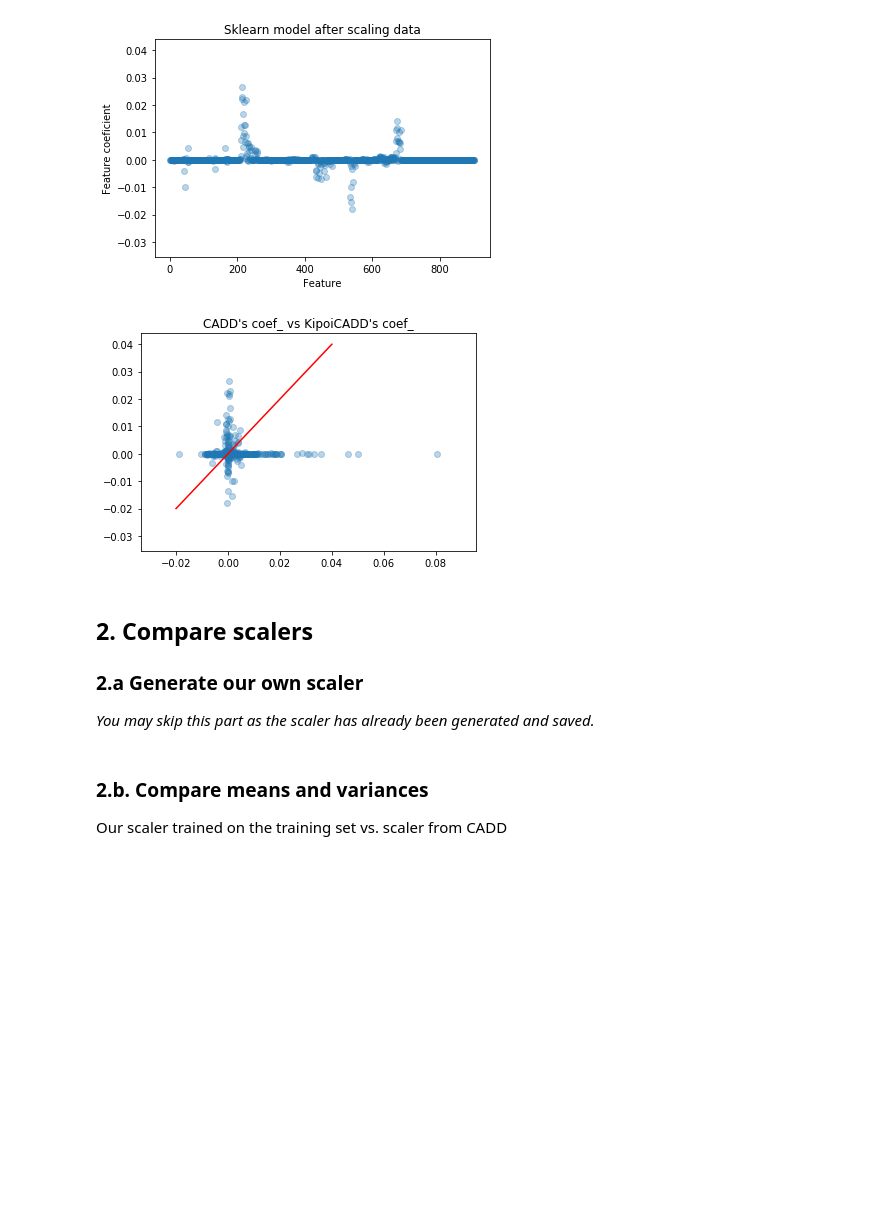
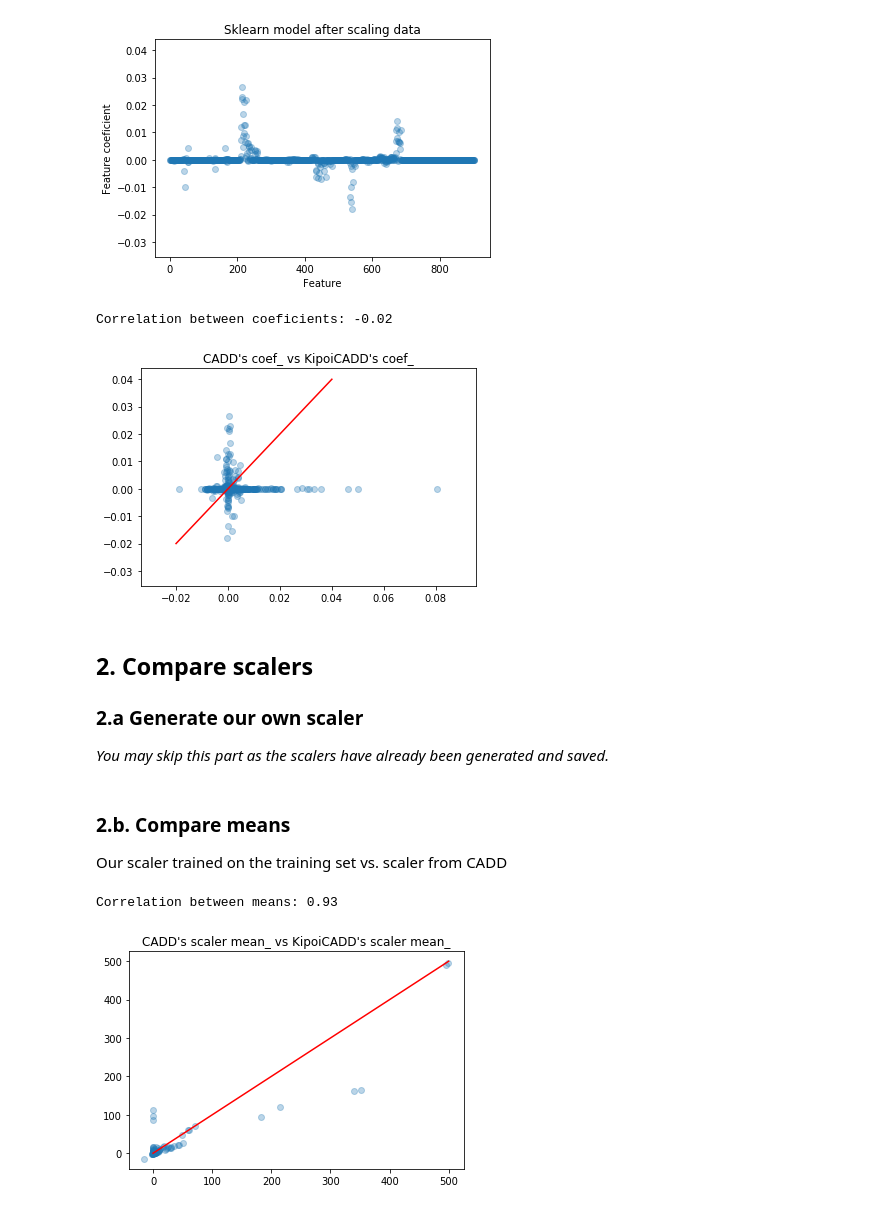
Before and after one commit to dansimancas/kipoi-cadd, a Jupyter notebook: src/02_retrain_cadd_v1.4/04_Compare_models_and_scalers.ipynb, the cells around one changed output. Saved outputs shown, nothing was run; the diff lists cells and outputs as text; code cells hidden in the pictures; blank space fills up the shorter version.

Commit message:
Added more scalers to notebook

```diff
--- a/src/02_retrain_cadd_v1.4/04_Compare_models_and_scalers.ipynb
+++ b/src/02_retrain_cadd_v1.4/04_Compare_models_and_scalers.ipynb
@@ -76,18 +77,22 @@ plt.title("Sklearn model after scaling data");
 # %% [output]
 [figure]
 # %%
-# Plot coeficients
+# Plot coefficients
 model_cadd, _ = joblib.load(model_cadd_file) # reload model just in case
 model_kipoicadd = joblib.load(model_kipoicadd_file) # reload model just in case
-plt.scatter(model_cadd.coef_, model_kipoicadd.coef_, alpha=0.3);
+plt.scatter(model_cadd.coef_[0], model_kipoicadd.coef_[0], alpha=0.3);
 plt.title("CADD's coef_ vs KipoiCADD's coef_");
 plt.plot([-0.02, 0.04], [-0.02, 0.04], color='red');
+
+corr = pearsonr(model_cadd.coef_[0], model_kipoicadd.coef_[0])
+print("Correlation between coeficients: {:.2f}".format(corr[0]))
 # %% [output]
+Correlation between coeficients: -0.02
 [figure]
 # %% [markdown]
 ## 2. Compare scalers
 ### 2.a Generate our own scaler
-_You may skip this part as the scaler has already been generated and saved._
+_You may skip this part as the scalers have already been generated and saved._
 # %%
 train_npz_file = "/s/project/kipoi-cadd/data/raw/v1.4/training_data/GRCh37/sparse_matrices/train.npz" # Shape (23244593, 905) first column is y
 train_id_file = "/s/project/kipoi-cadd/data/raw/v1.4/training_data/GRCh37/variant_ids/train.pkl"
@@ -98,6 +103,19 @@ X_train, y_train = ds.load_all()
 scaler_kipoicadd_train.fit(X_train)
 joblib.dump(scaler_kipoicadd_train, scaler_kipoicadd_train_file)
 # %% [markdown]
-### 2.b. Compare means and variances
+### 2.b. Compare means
 Our scaler trained on the training set vs. scaler from CADD
+# %%
+scaler_kipoicadd_file = "/s/project/kipoi-cadd/data/models/KipoiCadd_all-GRCh37.scaler"
+scaler_kipoicadd = joblib.load(scaler_kipoicadd_file) # reload scaler just in case
+_, scaler_cadd = joblib.load(model_cadd_file) # reload scaler just in case
+plt.scatter(scaler_cadd.mean_, scaler_kipoicadd.mean_, alpha=0.3);
+plt.title("CADD's scaler mean_ vs KipoiCADD's scaler mean_");
+plt.plot([0, 500], [0, 500], color='red');
+
+corr = pearsonr(scaler_cadd.mean_, scaler_kipoicadd.mean_)
+print("Correlation between means: {:.2f}".format(corr[0]))
+# %% [output]
+Correlation between means: 0.93
+[figure, added]
 # %%
```
Also changed, not shown: parts of 8 cells of this notebook, 1 other file.
